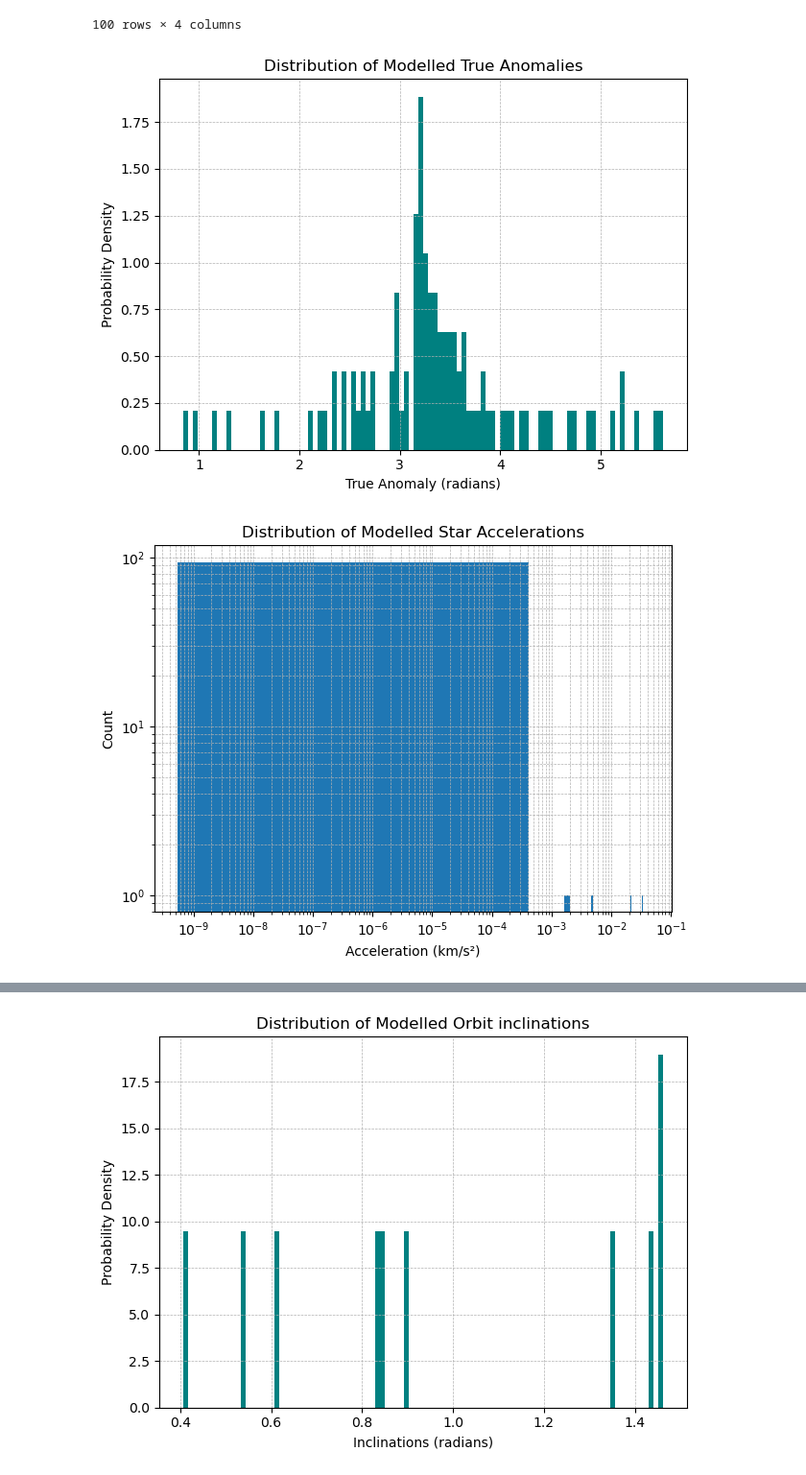
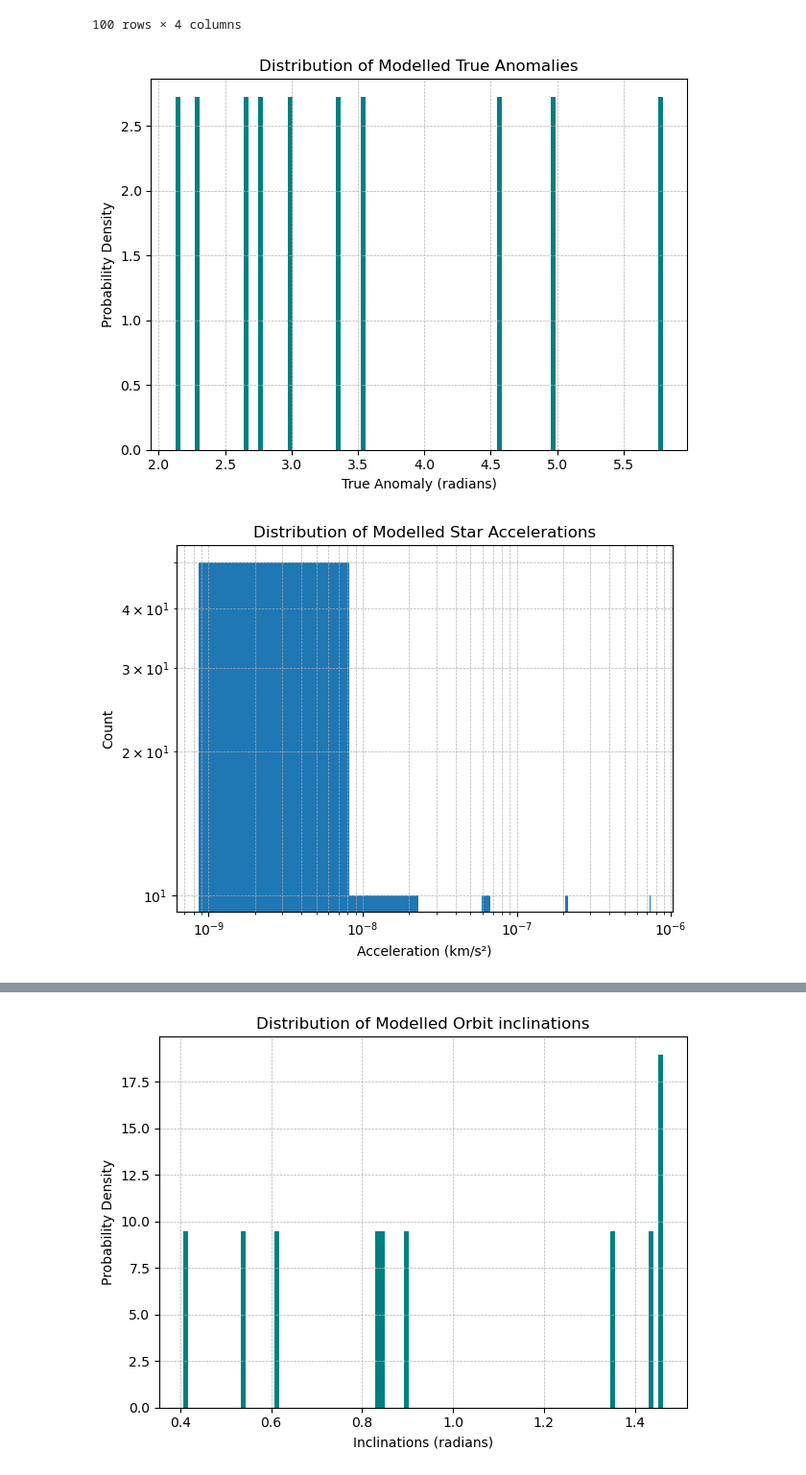
Before and after one commit to kenz7211/two_body, a Jupyter notebook: two_body.ipynb, the cells around one changed output, grey strips where cells are left out. Shown at 96% size. Saved outputs shown, nothing was run; the diff lists cells and outputs as text; code cells hidden in the pictures.

```diff
--- a/two_body.ipynb
+++ b/two_body.ipynb
@@ -501,7 +501,7 @@ Binary Orbit Calculations (8200; f(e) = 2e; nu)
 
 # Sample eccentricities from the thermal distribution f(e) = 2e using inverse transform sampling:
 # Let p ~ Uniform(0,1), then e = sqrt(p) ensures f(e) ∝ 2e
-p = np.random.uniform(0, 1, utils.n_int)
+p = np.random.uniform(0.5, 0.5001, utils.n_int)
 eccentricities = np.sqrt(p)
 
 # Sample mean anomalies (M) uniformly from [0, 2π]
@@ -600,32 +600,32 @@ for k, e_val in enumerate(eccentricities):
         time = t_nu_days[k, j]
         v1_nu[k, j], v2_nu[k, j] = bo.xyzVel(time)
 
 # Velocity magnitude in XY-plane (m/s)
 v1_xy_nu = np.linalg.norm(v1_nu[:, :, :2], axis=2)
 v2_xy_nu = np.linalg.norm(v2_nu[:, :, :2], axis=2)
 
 # ========================================================
 # 5. Plot the Distributions
 # ========================================================
 
 # Plot histogram of true anomalies
 plt.hist(true_anomaly.flatten(), bins=100, density=True, color='teal')
 plt.xlabel('True Anomaly (radians)')
 plt.ylabel('Probability Density')
 plt.title('Distribution of Modelled True Anomalies')
 plt.grid(True, linestyle='--', linewidth=0.5)
 plt.tight_layout()
 plt.show()
 
 # Plot histogram of orbital accelerations
 plt.hist(a_xy_nu.flatten(), bins=100, log=True)
 plt.xscale("log")  # Logarithmic x-axis due to wide range of accelerations
 plt.xlabel('Acceleration (km/s²)')
 plt.ylabel('Count')
 plt.title('Distribution of Modelled Star Accelerations')
 plt.grid(True, which='both', linestyle='--', linewidth=0.5)
 plt.tight_layout()
 plt.show()
 # %% [output]
-[figure, old version]
+[figure, new version]
-[figure, old version]
+[figure, new version]
```
Also changed, not shown: parts of 2 cells of this notebook.
